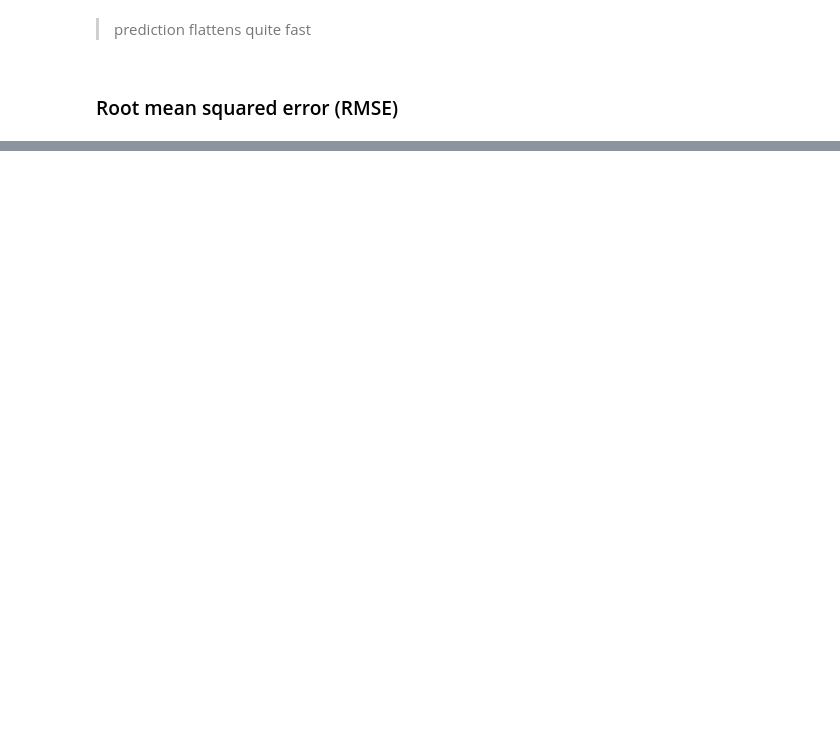
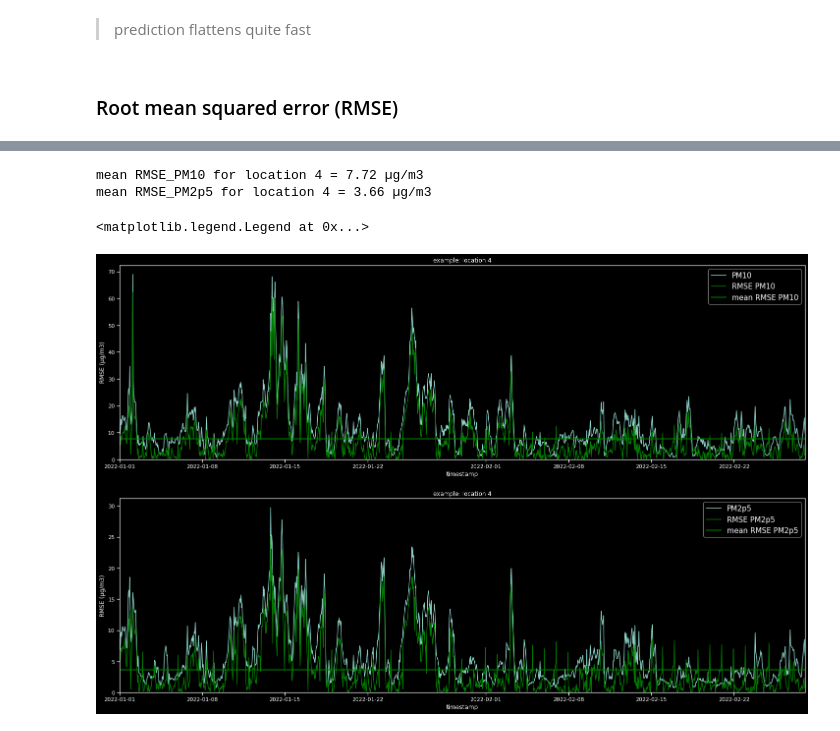
Before and after one commit to j-herbig/air-pollution, a Jupyter notebook: notebooks/baseline.ipynb, the cells around one changed output, grey strips where cells are left out. Cells and saved outputs as stored; diff of their text form; code cells hidden in the pictures; blank space fills up the shorter version.

```diff
--- a/notebooks/baseline.ipynb
+++ b/notebooks/baseline.ipynb
@@ -504,0 +626,37 @@ RMSE of PM10 for all days: 16.79 µg/m3
+# %%
+# plot for exemplarily location
+location = 4
+plt.figure(figsize=(25, 16))
+
+# PM10
+plt.subplot(2,1,1)
+mean_PM10 = df_base_test.query(f"location_id=={location}")['RMSE_PM10'].mean()
+print(f'mean RMSE_PM10 for location {location} = {round(mean_PM10,2)} µg/m3')
+plt.title(f'example: location {location}')
+sns.lineplot(data=df_base_test.query(f"location_id=={location}"), x='timestamp', y="PM10")
+sns.lineplot(data=df_base_test.query(f"location_id=={location}"), x='timestamp', y="RMSE_PM10", color='green')
+plt.plot([pd.to_datetime('2022-01-01'), pd.to_datetime('2022-02-28')], [mean_PM10, mean_PM10], linewidth=2, color='green')
+#sns.lineplot(data=df_base_test.query(f"location_id=={location}"), x='timestamp', y="PM10_pred")
+plt.ylim(0)
+plt.xlim(pd.to_datetime('2022-01-01'), pd.to_datetime('2022-02-28'))
+plt.ylabel('RMSE (µg/m3)')
+plt.legend(['PM10', 'RMSE PM10', 'mean RMSE PM10'], fontsize=15)
+
+# PM 2.5
+plt.subplot(2,1,2)
+mean_PM2p5 = df_base_test.query(f"location_id=={location}")['RMSE_PM2p5'].mean()
+print(f'mean RMSE_PM2p5 for location {location} = {round(mean_PM2p5,2)} µg/m3')
+plt.title(f'example: location {location}')
+sns.lineplot(data=df_base_test.query(f"location_id=={location}"), x='timestamp', y="PM2p5")
+sns.lineplot(data=df_base_test.query(f"location_id=={location}"), x='timestamp', y="RMSE_PM2p5", color='green')
+plt.plot([pd.to_datetime('2022-01-01'), pd.to_datetime('2022-02-28')], [mean_PM2p5, mean_PM2p5], linewidth=2, color='green')
+#sns.lineplot(data=df_base_test.query(f"location_id=={location}"), x='timestamp', y="PM2p5_pred")
+plt.ylim(0)
+plt.xlim(pd.to_datetime('2022-01-01'), pd.to_datetime('2022-02-28'))
+plt.ylabel('RMSE (µg/m3)')
+plt.legend(['PM2p5', 'RMSE PM2p5', 'mean RMSE PM2p5'], fontsize=15)
+# %% [output]
+mean RMSE_PM10 for location 4 = 7.72 µg/m3
+mean RMSE_PM2p5 for location 4 = 3.66 µg/m3
+<matplotlib.legend.Legend at 0x...>
+[figure, added]
```
Also changed, not shown: parts of 13 cells of this notebook.
